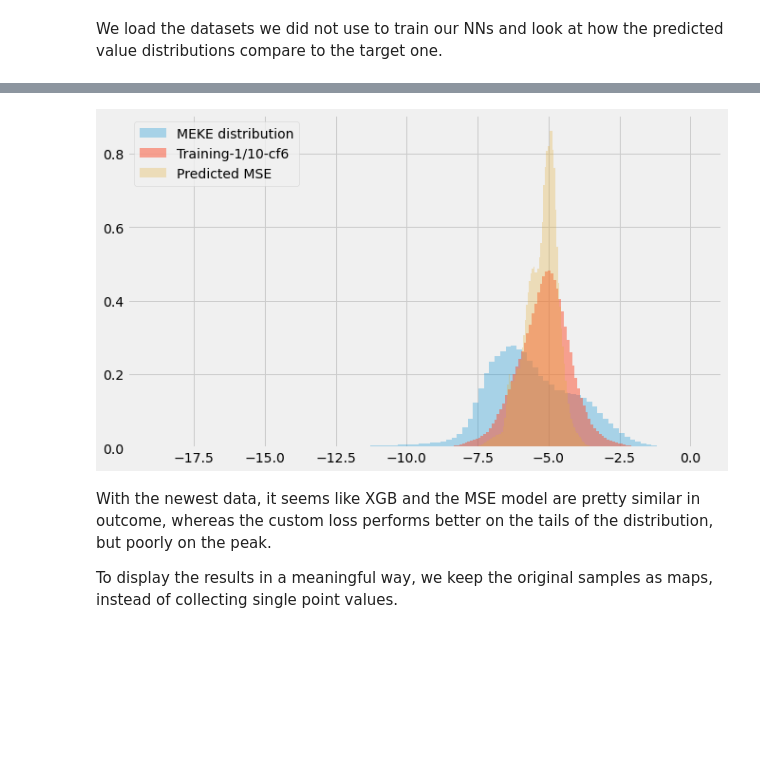
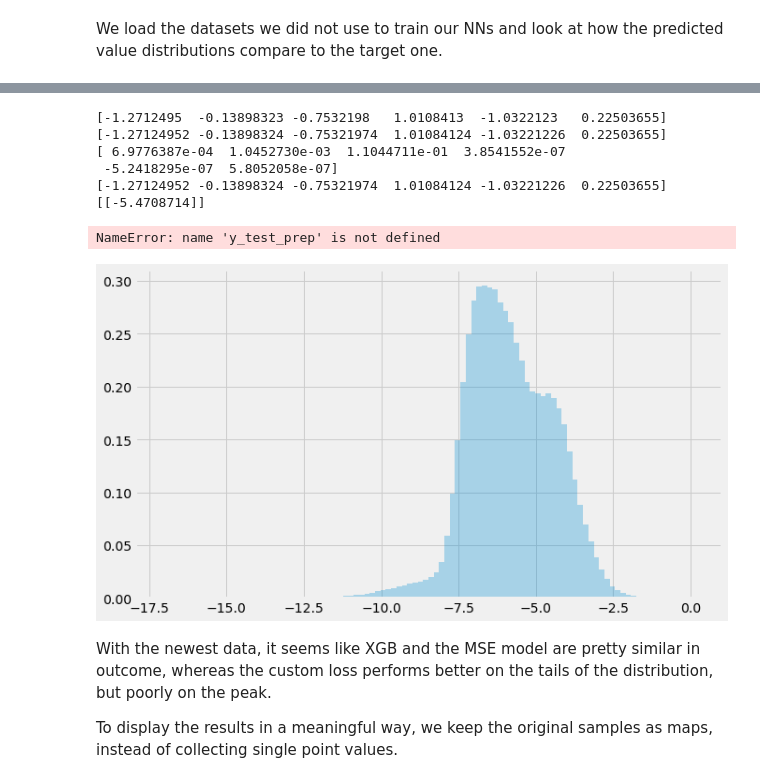
Before and after one commit to CrayLabs/NCAR_ML_EKE, a Jupyter notebook: notebooks/train_new_data.ipynb, the cells around one changed output, grey strips where cells are left out. Drawn from its saved outputs; the diff is of its cells as text; code cells hidden in the pictures; blank space fills up the shorter version.

```diff
--- a/notebooks/train_new_data.ipynb
+++ b/notebooks/train_new_data.ipynb
@@ -477,7 +478,7 @@ import torch
 #from nn_models import EKEResnet
 from torchsummary import summary
 
-model_mse = torch.load('./ml_eke/nn/pytorch/ResNetSmall_4-100_mse_prep_cf6.pkl', map_location=torch.device('cpu'))
+model_mse = torch.load('./ml_eke/nn/pytorch/trained_models/ResNetSmall_6_mse_prep_cf23.pkl', map_location=torch.device('cpu'))
 #model_cus = torch.load('./ml_eke/nn/pytorch/ResNet_11-100_custom_all.pkl', map_location=torch.device('cpu'))
 #print(model_mse)
 summary(model_mse, (6,))
@@ -527,11 +528,13 @@ model_data = ml_eke.pop_data(datapath1, datapath1, skip_vars = ['x','y','depth',
 
 # dataset_1_4 = get_samples(1, 200, ['Rd_dx_sfc'], model_data_1_4, predictands=['Rd_dx_sfc'])
 # data_1_4, targets_1_4, scaler_1_4 = prep_samples(dataset_1_4)
-dataset = get_samples(1, 10, columns, model_data, predictands=['MEKE_z'])
+dataset = get_samples(1, 200, columns, model_data, predictands=['MEKE_z'])
 #dataset_rough = get_samples(1, 200, columns, model_data_rough, predictands=['MEKE_sfc'])
-data, targets, _ = prep_samples(dataset, scaler=None, abs_val=[True, True, True, True, True, False], clean_after_reg=True, skip_vars=['Rd_dx_z'])
+data, targets, _ = prep_samples(dataset, scaler=None, abs_val=[True, True, True, True, True, False], clean_after_reg=True, skip_vars=['Rd_dx_z'], scale=True)
+#data_norm, _, _  = prep_samples(dataset, scaler=None, abs_val=[True, True, True, True, True, False], clean_after_reg=True, skip_vars=['Rd_dx_z'], scale=False)
 #data_rough, targets_rough, _ = prep_samples(dataset_rough, scaler)
 data
+data_norm = dataset.values[:,0:len(columns)]
 # %% [output]
 Dropping empty values...
 Dropping negative EKE samples...
@@ -556,0 +551,23 @@ Fitting scaler and scaling data...
+# %%
+valid = np.all(~np.isnan(data_norm), axis=1)
+data_norm_buf = data_norm.copy()
+data_norm = data_norm[valid,:]
+
+print(data_norm.shape)
+
+data_norm[:,[0,1,3,4,5]] = np.log(np.abs(data_norm[:,[0,1,3,4,5]]))*np.sign(data_norm[:,[0,1,3,4,5]])+36.0*np.sign(data_norm[:,[0,1,3,4,5]])
+
+dataset_norm = data_norm.copy()
+
+col_avg = np.mean(dataset_norm, axis=0, dtype=np.float64)
+col_std = np.std (dataset_norm, axis=0, dtype=np.float64)
+
+print(col_avg)
+print(col_std)
+
+dataset_norm = (dataset_norm-col_avg)/col_std
+
+print(np.mean(dataset_norm, axis=0, dtype=np.float64))
+print(np.std (dataset_norm, axis=0, dtype=np.float64))
+
+data_norm = data_norm_buf
@@ -608,25 +685,39 @@ min EKE = -18.895397186279297, max EKE = 0.14726194739341736
 # %%
 # make some predictions
 #preds_cus = model_cus(torch.tensor(data_10.values))
 #preds_cus = preds_cus.detach().numpy()
-preds_mse = model_mse(torch.tensor(data.values))
+print(data.values[0,:])
+print(dataset_norm[0,:])
+print(data_norm[0,:])
+data_sample = data_norm[0,:].copy()
+data_sample[[0,1,3,4,5]] = np.log(np.abs(data_sample[[0,1,3,4,5]]))*np.sign(data_sample[[0,1,3,4,5]])+36.0*np.sign(data_sample[[0,1,3,4,5]])
+print((data_sample-col_avg)/col_std)
+
+preds_mse = model_mse(torch.tensor(data.values[0,:]))
 preds_mse = preds_mse.detach().numpy()
 #preds_rf  = rf.predict(data_10).reshape((-1,1))
-
+print(preds_mse)
 
 # show true distribution vs predicted
 plt.figure(figsize=(10,6))
 plt.hist(targets,bins=100,alpha=0.3,label='MEKE distribution', density=True)
 plt.hist(y_test_prep, bins=100, density=True, alpha=0.5, label='Training-1/10-cf6')
 #plt.hist(preds_cus,bins=100,alpha=0.3,label='Predicted Custom', density=True)
 plt.hist(preds_mse,bins=100,alpha=0.3,label='Predicted MSE', density=True)
 #plt.hist(preds_rf,bins=100,alpha=0.3,label='Predicted XGB', density=True, color='green')
 plt.legend()
 plt.draw()
 
 plt.savefig('EKE_dist.png')
 # %% [output]
+[-1.2712495  -0.13898323 -0.7532198   1.0108413  -1.0322123   0.22503655]
+[-1.27124952 -0.13898324 -0.75321974  1.01084124 -1.03221226  0.22503655]
+[ 6.9776387e-04  1.0452730e-03  1.1044711e-01  3.8541552e-07
+ -5.2418295e-07  5.8052058e-07]
+[-1.27124952 -0.13898324 -0.75321974  1.01084124 -1.03221226  0.22503655]
+[[-5.4708714]]
+NameError: name 'y_test_prep' is not defined
-[figure, old version]
+[figure, new version]
 # %% [markdown]
 With the newest data, it seems like XGB and the MSE model are pretty similar in outcome, whereas the custom loss performs better on the tails of the distribution, but poorly on the peak.
 
```
Also changed, not shown: parts of 8 cells of this notebook, 1 other file.
